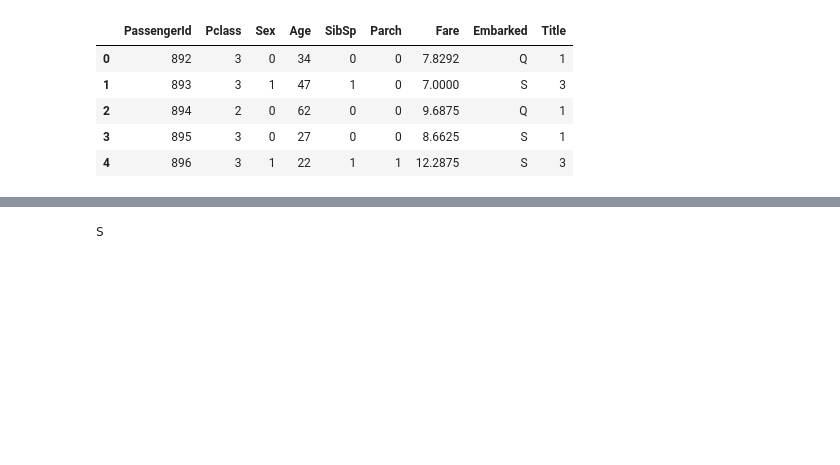
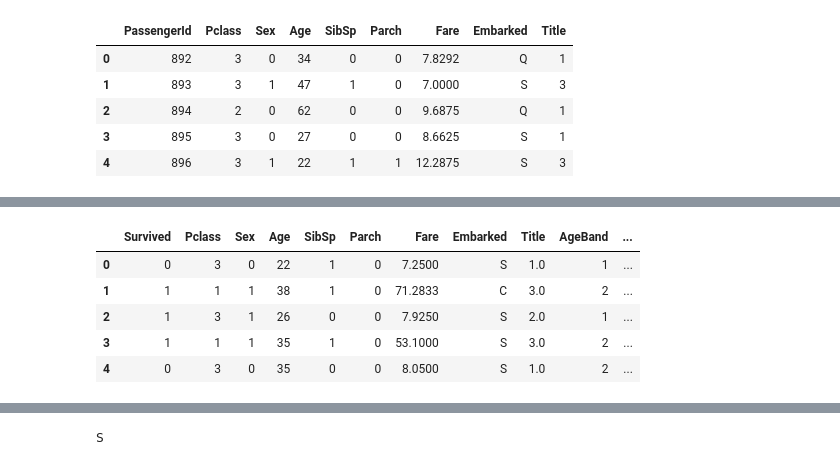
Before and after one commit to yuki678/kaggle, a Jupyter notebook: Titanic/kernel587aaa8f46.ipynb, the cells around one changed output, grey strips where cells are left out. Saved outputs shown, nothing was run; the diff lists cells and outputs as text; code cells hidden in the pictures; blank space fills up the shorter version.

```diff
--- a/Titanic/kernel587aaa8f46.ipynb
+++ b/Titanic/kernel587aaa8f46.ipynb
@@ -347,0 +358,16 @@ dataset.head()
+# %%
+for dataset in combine:
+    dataset['AgeBand'] = dataset.Age * 0
+    dataset.loc[dataset['Age'] <= 16, 'AgeBand'] = 0
+    dataset.loc[(dataset['Age'] > 16) & (dataset['Age'] <= 32), 'AgeBand'] = 1
+    dataset.loc[(dataset['Age'] > 32) & (dataset['Age'] <= 48), 'AgeBand'] = 2
+    dataset.loc[(dataset['Age'] > 48) & (dataset['Age'] <= 64), 'AgeBand'] = 3
+    dataset.loc[dataset['Age'] > 64, 'AgeBand'] = 4
+train_df.head()
+# %% [output]
+|  | Survived | Pclass | Sex | Age | SibSp | Parch | Fare | Embarked | Title | AgeBand | ... |
+| 0 | 0 | 3 | 0 | 22 | 1 | 0 | 7.2500 | S | 1.0 | 1 | ... |
+| 1 | 1 | 1 | 1 | 38 | 1 | 0 | 71.2833 | C | 3.0 | 2 | ... |
+| 2 | 1 | 3 | 1 | 26 | 0 | 0 | 7.9250 | S | 2.0 | 1 | ... |
+| 3 | 1 | 1 | 1 | 35 | 1 | 0 | 53.1000 | S | 3.0 | 2 | ... |
+| 4 | 0 | 3 | 0 | 35 | 0 | 0 | 8.0500 | S | 1.0 | 2 | ... |
```
Also changed, not shown: parts of 43 cells of this notebook.
